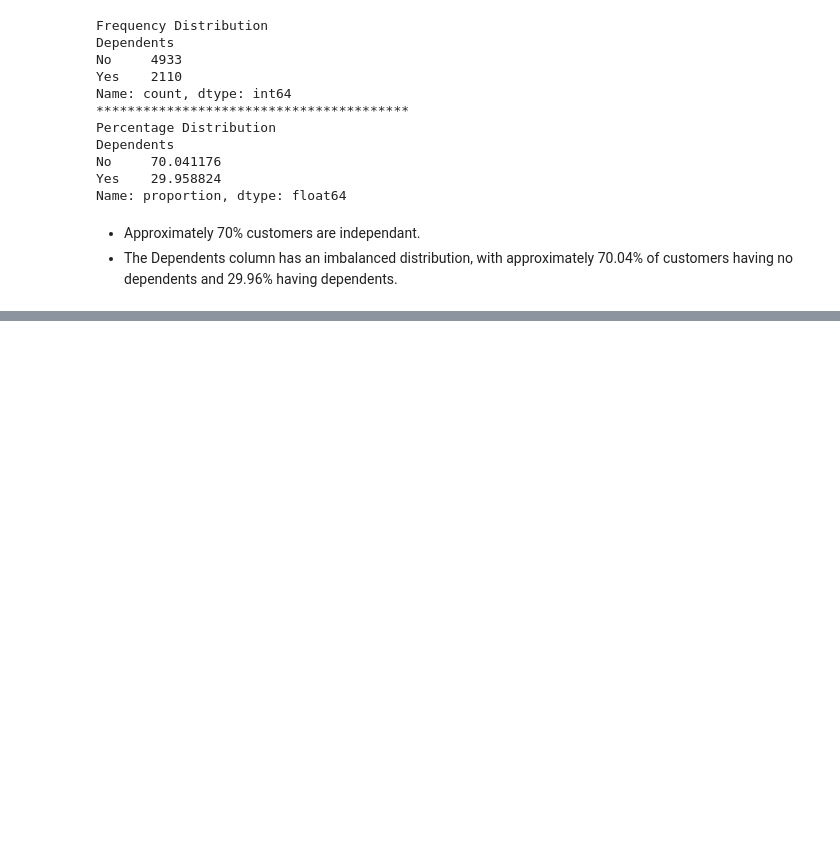
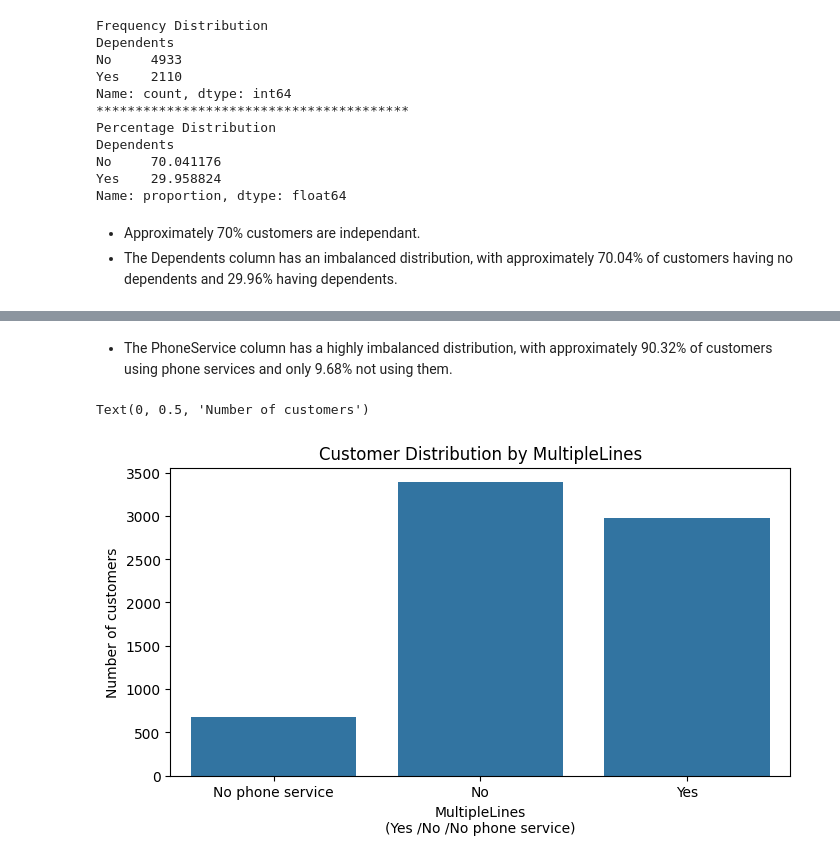
Before and after one commit to dheeraj59/Telco-Customer-Churn-EDA, a Jupyter notebook: eda.ipynb, the cells around one changed output, grey strips where cells are left out. Drawn from its saved outputs; the diff is of its cells as text; code cells hidden in the pictures; blank space fills up the shorter version.

```diff
--- a/eda.ipynb
+++ b/eda.ipynb
@@ -581,0 +609,11 @@ Name: proportion, dtype: float64
+# %% [markdown]
+- The PhoneService column has a highly imbalanced distribution, with approximately 90.32% of customers using phone services and only 9.68% not using them.
+# %%
+plt.figure(figsize=(8,4))
+sns.countplot(data=df, x="MultipleLines")
+plt.title("Customer Distribution by MultipleLines")
+plt.xlabel("MultipleLines\n(Yes /No /No phone service)")
+plt.ylabel("Number of customers")
+# %% [output]
+Text(0, 0.5, 'Number of customers')
+[figure, added]
```
Also changed, not shown: parts of 17 cells of this notebook.
